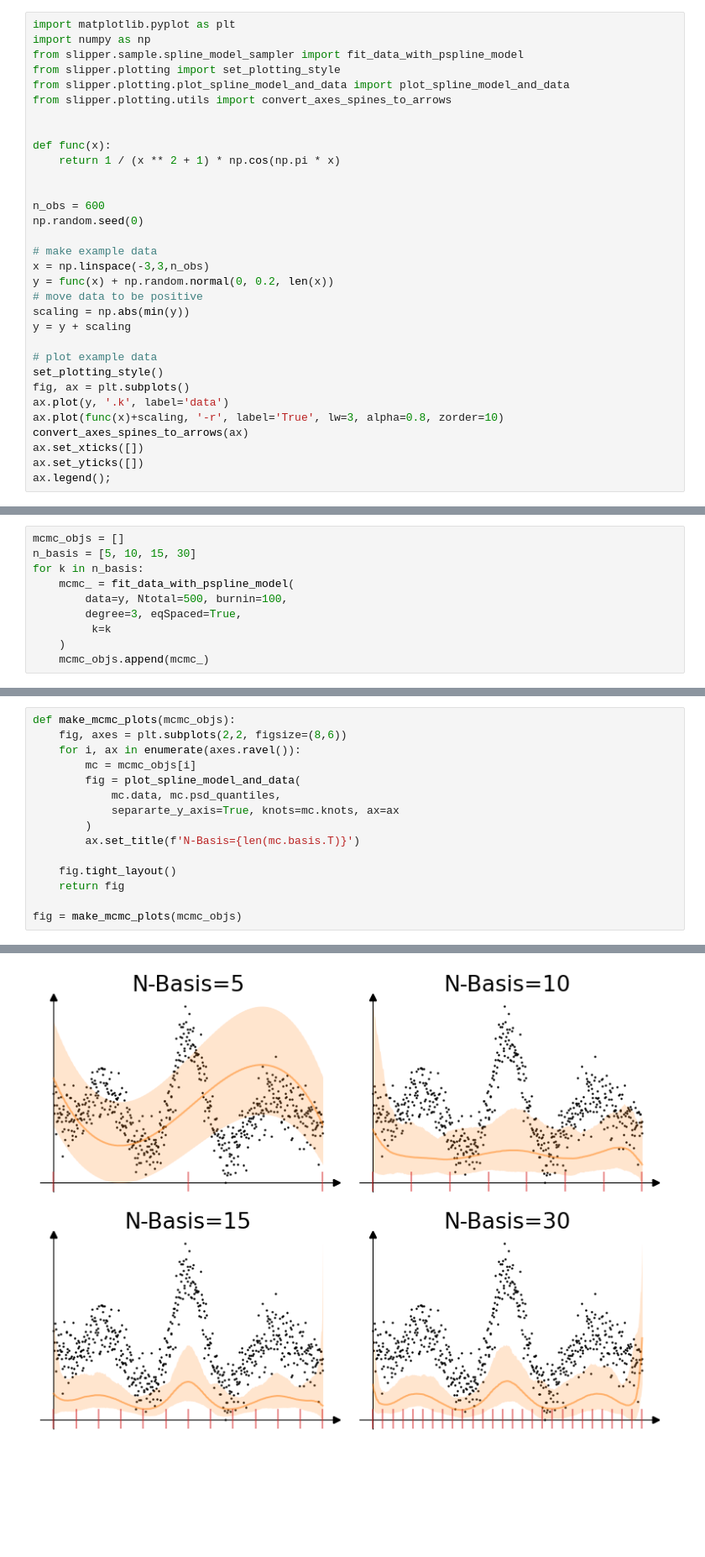
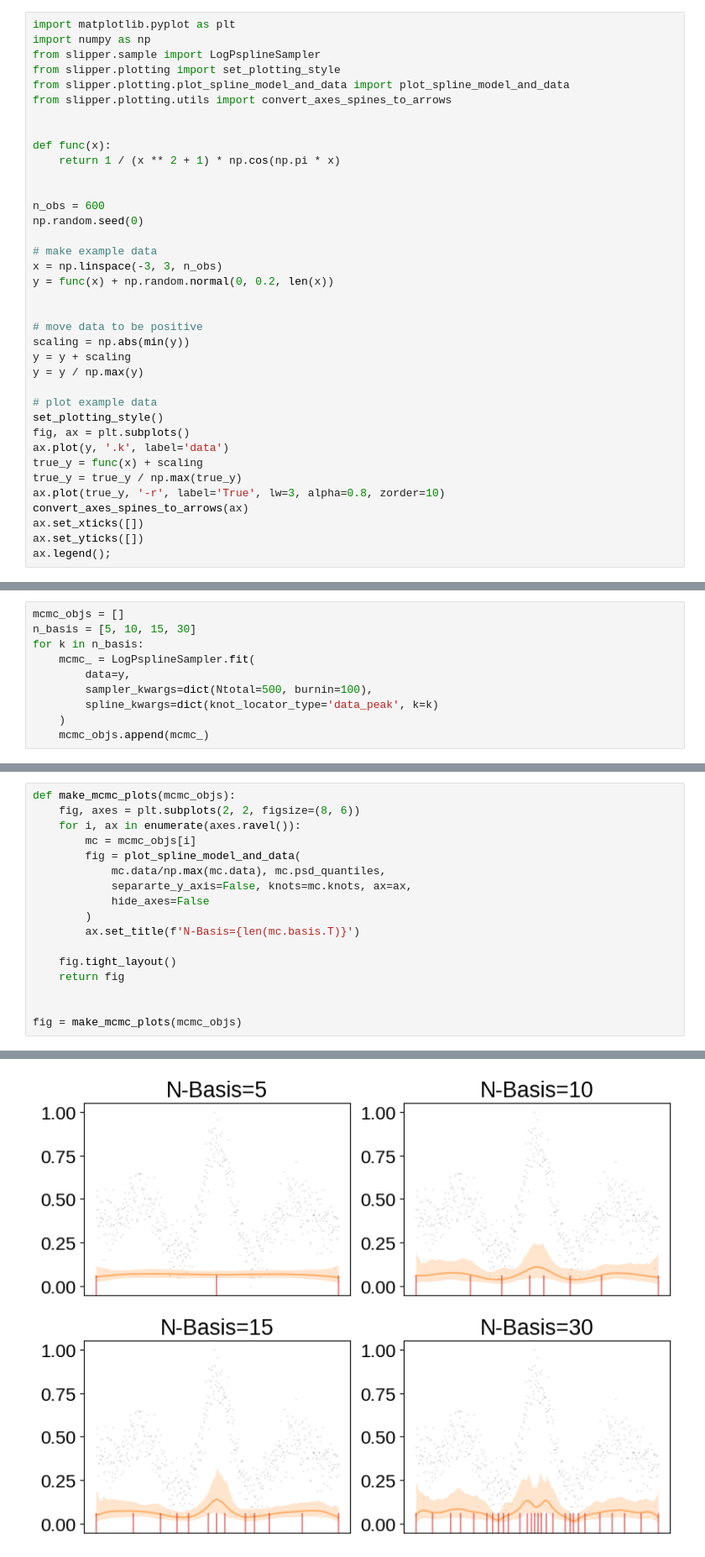
Before and after one commit to avivajpeyi/psline_psd, a Jupyter notebook: docs/examples/example_wavelet.ipynb, the cells around one changed output, grey strips where cells are left out. Shown: that part at 84% size. Cells and saved outputs as stored; diff of their text form; blank space fills up the shorter version.

```diff
--- a/docs/examples/example_wavelet.ipynb
+++ b/docs/examples/example_wavelet.ipynb
@@ -9,7 +8,7 @@ First, lets generate some data and plot it.
 # %%
 import matplotlib.pyplot as plt
 import numpy as np
-from slipper.sample.spline_model_sampler import fit_data_with_pspline_model
+from slipper.sample import LogPsplineSampler
 from slipper.plotting import set_plotting_style
 from slipper.plotting.plot_spline_model_and_data import plot_spline_model_and_data
 from slipper.plotting.utils import convert_axes_spines_to_arrows
@@ -23,17 +22,22 @@ n_obs = 600
 np.random.seed(0)
 
 # make example data
-x = np.linspace(-3,3,n_obs)
+x = np.linspace(-3, 3, n_obs)
 y = func(x) + np.random.normal(0, 0.2, len(x))
+
+
 # move data to be positive
 scaling = np.abs(min(y))
 y = y + scaling
+y = y / np.max(y)
 
 # plot example data
 set_plotting_style()
 fig, ax = plt.subplots()
 ax.plot(y, '.k', label='data')
-ax.plot(func(x)+scaling, '-r', label='True', lw=3, alpha=0.8, zorder=10)
+true_y = func(x) + scaling
+true_y = true_y / np.max(true_y)
+ax.plot(true_y, '-r', label='True', lw=3, alpha=0.8, zorder=10)
 convert_axes_spines_to_arrows(ax)
 ax.set_xticks([])
 ax.set_yticks([])
@@ -61,9 +46,9 @@ findfont: Generic family 'sans-serif' not found because none of the following fa
 mcmc_objs = []
 n_basis = [5, 10, 15, 30]
 for k in n_basis:
-    mcmc_ = fit_data_with_pspline_model(
-        data=y, Ntotal=500, burnin=100,
-        degree=3, eqSpaced=True,
-         k=k
+    mcmc_ = LogPsplineSampler.fit(
+        data=y,
+        sampler_kwargs=dict(Ntotal=500, burnin=100),
+        spline_kwargs=dict(knot_locator_type='data_peak', k=k)
     )
     mcmc_objs.append(mcmc_)
@@ -264,16 +55,18 @@ findfont: Generic family 'sans-serif' not found because none of the following fa
 # %%
 def make_mcmc_plots(mcmc_objs):
-    fig, axes = plt.subplots(2,2, figsize=(8,6))
+    fig, axes = plt.subplots(2, 2, figsize=(8, 6))
     for i, ax in enumerate(axes.ravel()):
         mc = mcmc_objs[i]
         fig = plot_spline_model_and_data(
-            mc.data, mc.psd_quantiles,
-            separarte_y_axis=True, knots=mc.knots, ax=ax
+            mc.data/np.max(mc.data), mc.psd_quantiles,
+            separarte_y_axis=False, knots=mc.knots, ax=ax,
+            hide_axes=False
         )
         ax.set_title(f'N-Basis={len(mc.basis.T)}')
 
     fig.tight_layout()
     return fig
 
+
 fig = make_mcmc_plots(mcmc_objs)
 # %% [output]
@@ -282 +73 @@ findfont: Generic family 'sans-serif' not found because none of the following fa
-[figure, old version]
+[figure, new version]
```
Also changed, not shown: parts of 6 cells of this notebook, 16 other files.
